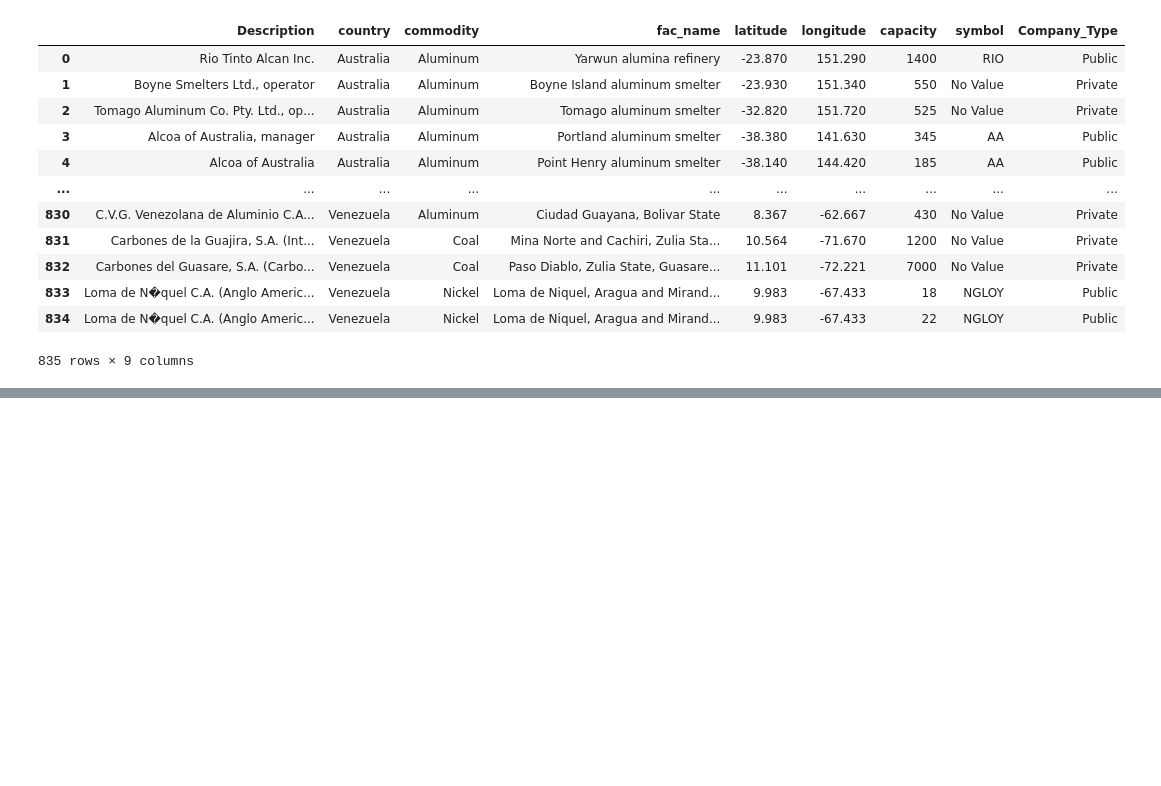
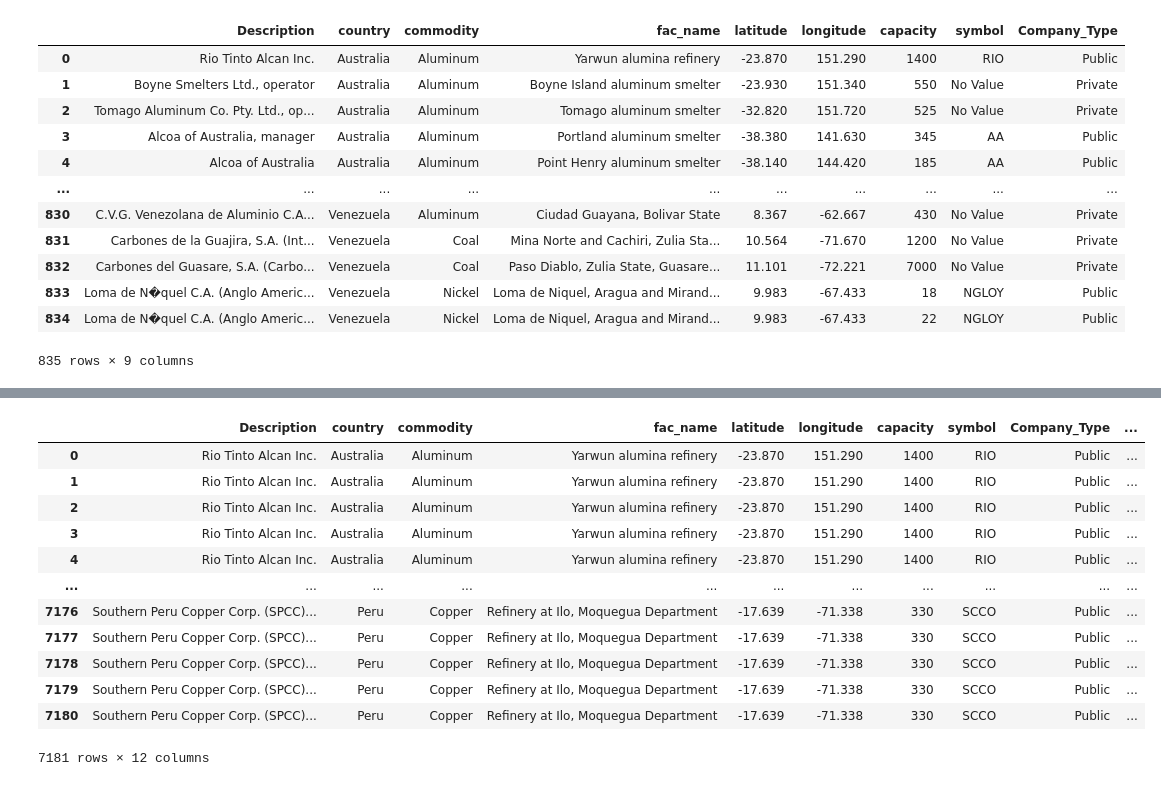
Before and after one commit to peteturnham/commidity-tracker, a Jupyter notebook: Project2/Untitled.ipynb, the cells around one changed output, grey strips where cells are left out. Cells and saved outputs as stored; diff of their text form; code cells hidden in the pictures; blank space fills up the shorter version.

```diff
--- a/Project2/Untitled.ipynb
+++ b/Project2/Untitled.ipynb
@@ -575,0 +472,3 @@ finance= merge_df.to_csv('financial.csv',
+# %%
+zei=zei.dropna(how='any')
+zei.count()
@@ -575,0 +494,3 @@ finance= merge_df.to_csv('financial.csv',
+# %%
+zei["Date"]= pd.to_datetime(zei["Date"])
+zei["Date"] = zei["Date"].dt.strftime('%Y-%m-%d')
@@ -575,0 +505,3 @@ finance= merge_df.to_csv('financial.csv',
+# %%
+merger=pd.merge(investor, zei, on='symbol')
+merger.count()
@@ -575,0 +522,2 @@ finance= merge_df.to_csv('financial.csv',
+# %%
+mergo = merger.dropna(how='any')
@@ -575,0 +551,16 @@ finance= merge_df.to_csv('financial.csv',
+# %%
+mergo
+# %% [output]
+|  | Description | country | commodity | fac_name | latitude | longitude | capacity | symbol | Company_Type | ... |
+| 0 | Rio Tinto Alcan Inc. | Australia | Aluminum | Yarwun alumina refinery | -23.870 | 151.290 | 1400 | RIO | Public | ... |
+| 1 | Rio Tinto Alcan Inc. | Australia | Aluminum | Yarwun alumina refinery | -23.870 | 151.290 | 1400 | RIO | Public | ... |
+| 2 | Rio Tinto Alcan Inc. | Australia | Aluminum | Yarwun alumina refinery | -23.870 | 151.290 | 1400 | RIO | Public | ... |
+| 3 | Rio Tinto Alcan Inc. | Australia | Aluminum | Yarwun alumina refinery | -23.870 | 151.290 | 1400 | RIO | Public | ... |
+| 4 | Rio Tinto Alcan Inc. | Australia | Aluminum | Yarwun alumina refinery | -23.870 | 151.290 | 1400 | RIO | Public | ... |
+| ... | ... | ... | ... | ... | ... | ... | ... | ... | ... | ... |
+| 7176 | Southern Peru Copper Corp. (SPCC)... | Peru | Copper | Refinery at Ilo, Moquegua Department | -17.639 | -71.338 | 330 | SCCO | Public | ... |
+| 7177 | Southern Peru Copper Corp. (SPCC)... | Peru | Copper | Refinery at Ilo, Moquegua Department | -17.639 | -71.338 | 330 | SCCO | Public | ... |
+| 7178 | Southern Peru Copper Corp. (SPCC)... | Peru | Copper | Refinery at Ilo, Moquegua Department | -17.639 | -71.338 | 330 | SCCO | Public | ... |
+| 7179 | Southern Peru Copper Corp. (SPCC)... | Peru | Copper | Refinery at Ilo, Moquegua Department | -17.639 | -71.338 | 330 | SCCO | Public | ... |
+| 7180 | Southern Peru Copper Corp. (SPCC)... | Peru | Copper | Refinery at Ilo, Moquegua Department | -17.639 | -71.338 | 330 | SCCO | Public | ... |
+7181 rows × 12 columns
```
Also changed, not shown: parts of 35 cells of this notebook, 28 other files.
